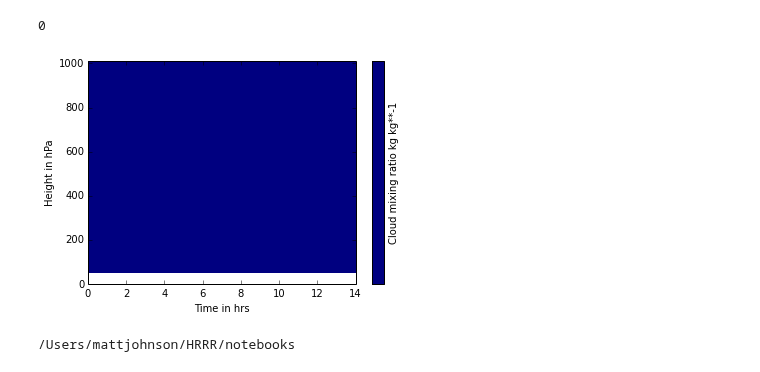
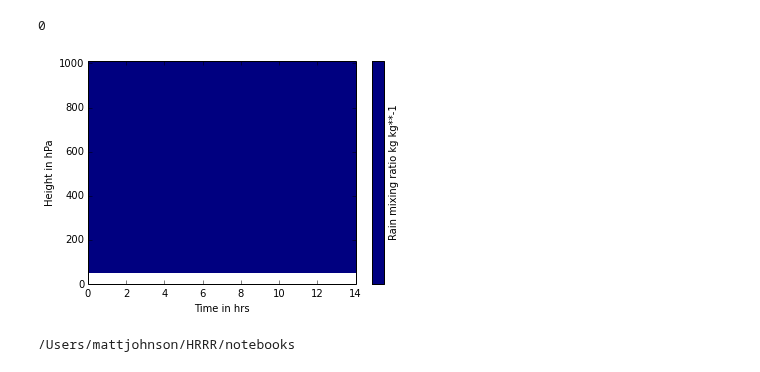
Before and after one commit to EVS-ATMOS/HRRR, a Jupyter notebook: notebooks/dayplots 2.ipynb, the cells around one changed output. Saved outputs shown, nothing was run; the diff lists cells and outputs as text; code cells hidden in the pictures.

```diff
--- a/notebooks/dayplots 2.ipynb
+++ b/notebooks/dayplots 2.ipynb
@@ -34,9 +34,9 @@ plot_hrrr('/Users/mattjohnson/HRRR2','hrrr.3d.201406121100f001.grib2','Cloud mix
 [figure]
 0
 # %%
-plot_hrrr_spec('/Users/mattjohnson/HRRR2', 'Cloud mixing ratio', datetimestart = datetime.datetime(2014,6,12,11),contour=True,plot_modelhours=True,hour = [1,2,3,4,5,6,7,8,9,10,11,12,13,14,15],loc=[-83,40])
+plot_hrrr_spec('/Users/mattjohnson/HRRR2', 'Rain mixing ratio', datetimestart = datetime.datetime(2014,6,12,11),contour=True,plot_modelhours=True,hour = [1,2,3,4,5,6,7,8,9,10,11,12,13,14,15],loc=[-77,40])
 # %% [output]
-[figure, old version]
+[figure, new version]
 # %%
 # %% [output]
 /Users/mattjohnson/HRRR/notebooks
```
